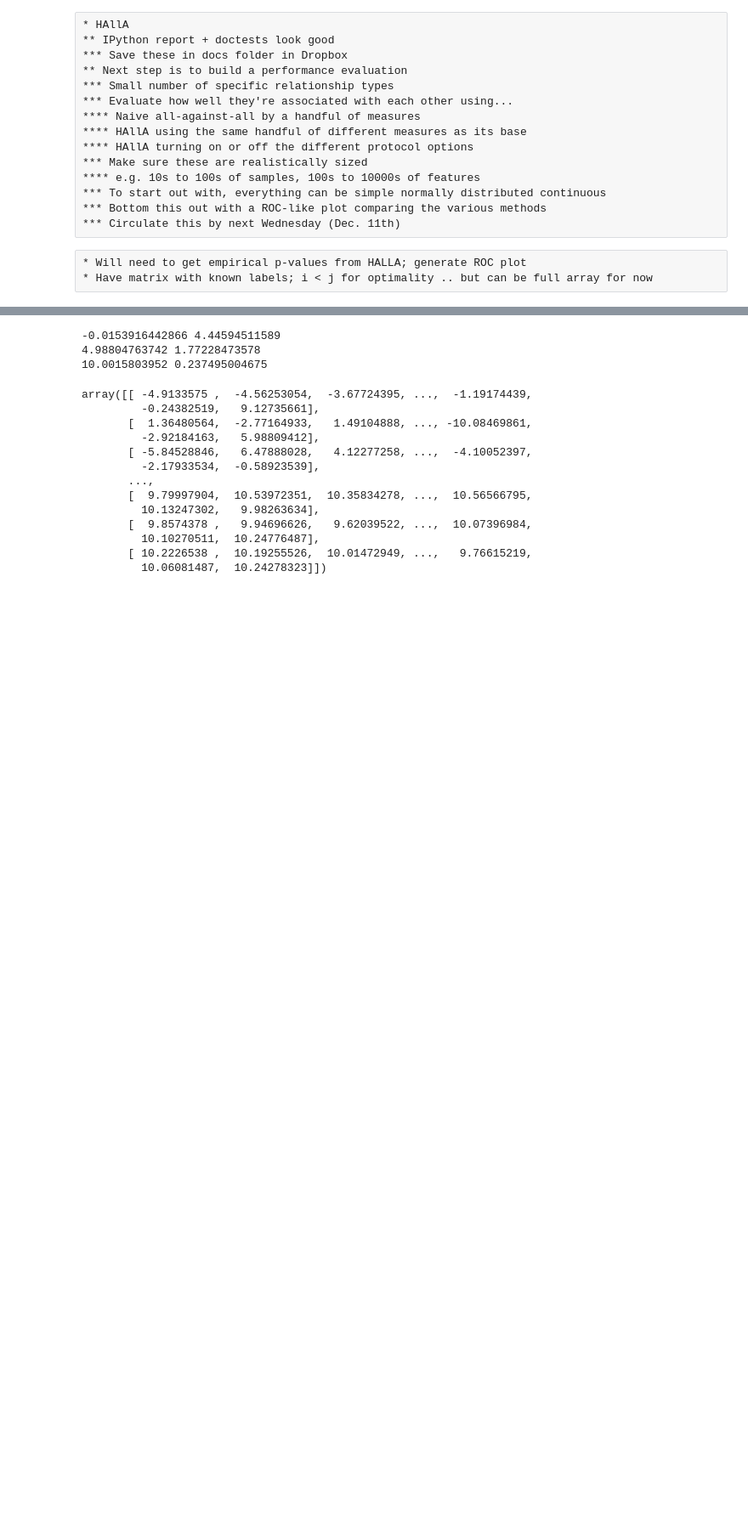
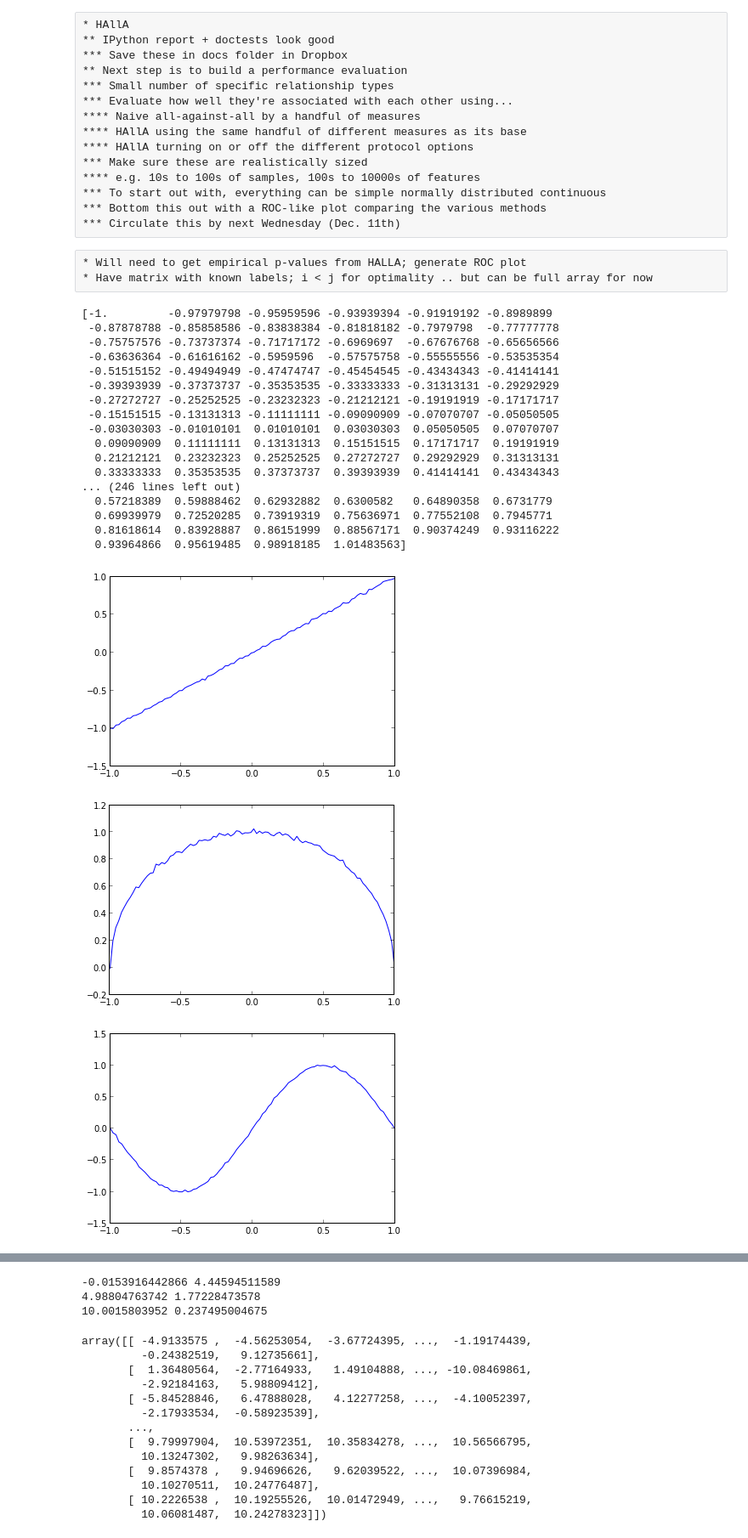
Before and after one commit to biobakery/halla_legacy, a Jupyter notebook: 5December2013.ipynb, the cells around one changed output, grey strips where cells are left out. Shown: that part at 85% size. Saved outputs shown, nothing was run; the diff lists cells and outputs as text; code cells hidden in the pictures; blank space fills up the shorter version.

```diff
--- a/5December2013.ipynb
+++ b/5December2013.ipynb
@@ -28,3 +28,26 @@ import matplotlib.pyplot as plt
 import numpy, scipy
 # %%
 s = strudel.Strudel()
+# %%
+s.run()
+# %% [output]
+[-1.         -0.97979798 -0.95959596 -0.93939394 -0.91919192 -0.8989899
+ -0.87878788 -0.85858586 -0.83838384 -0.81818182 -0.7979798  -0.77777778
+ -0.75757576 -0.73737374 -0.71717172 -0.6969697  -0.67676768 -0.65656566
+ -0.63636364 -0.61616162 -0.5959596  -0.57575758 -0.55555556 -0.53535354
+ -0.51515152 -0.49494949 -0.47474747 -0.45454545 -0.43434343 -0.41414141
+ -0.39393939 -0.37373737 -0.35353535 -0.33333333 -0.31313131 -0.29292929
+ -0.27272727 -0.25252525 -0.23232323 -0.21212121 -0.19191919 -0.17171717
+ -0.15151515 -0.13131313 -0.11111111 -0.09090909 -0.07070707 -0.05050505
+ -0.03030303 -0.01010101  0.01010101  0.03030303  0.05050505  0.07070707
+  0.09090909  0.11111111  0.13131313  0.15151515  0.17171717  0.19191919
+  0.21212121  0.23232323  0.25252525  0.27272727  0.29292929  0.31313131
+  0.33333333  0.35353535  0.37373737  0.39393939  0.41414141  0.43434343
+... (246 lines left out)
+  0.57218389  0.59888462  0.62932882  0.6300582   0.64890358  0.6731779
+  0.69939979  0.72520285  0.73919319  0.75636971  0.77552108  0.7945771
+  0.81618614  0.83928887  0.86151999  0.88567171  0.90374249  0.93116222
+  0.93964866  0.95619485  0.98918185  1.01483563]
+[figure, added]
+[figure, added]
+[figure, added]
```
Also changed, not shown: parts of 6 cells of this notebook.
